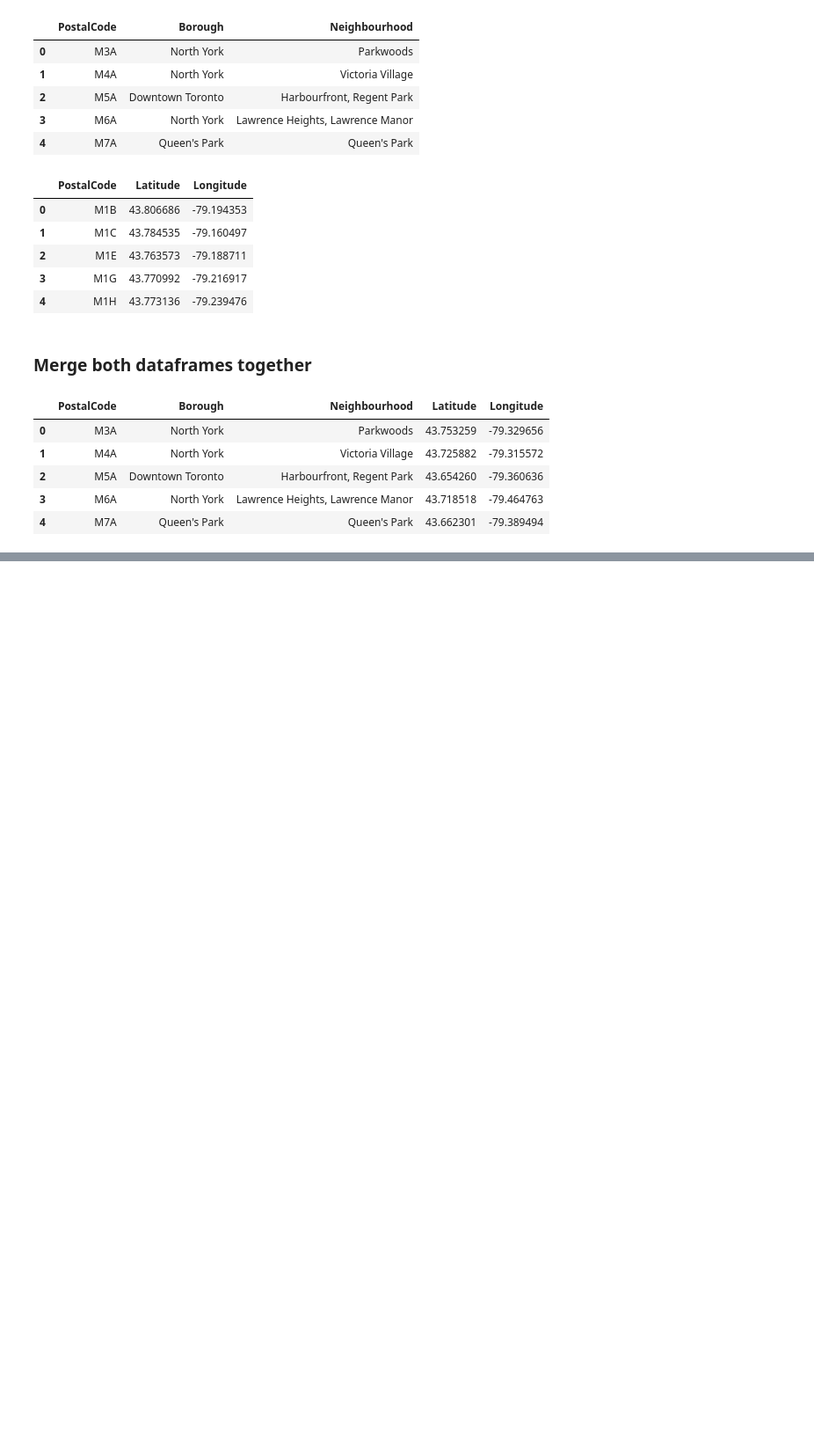
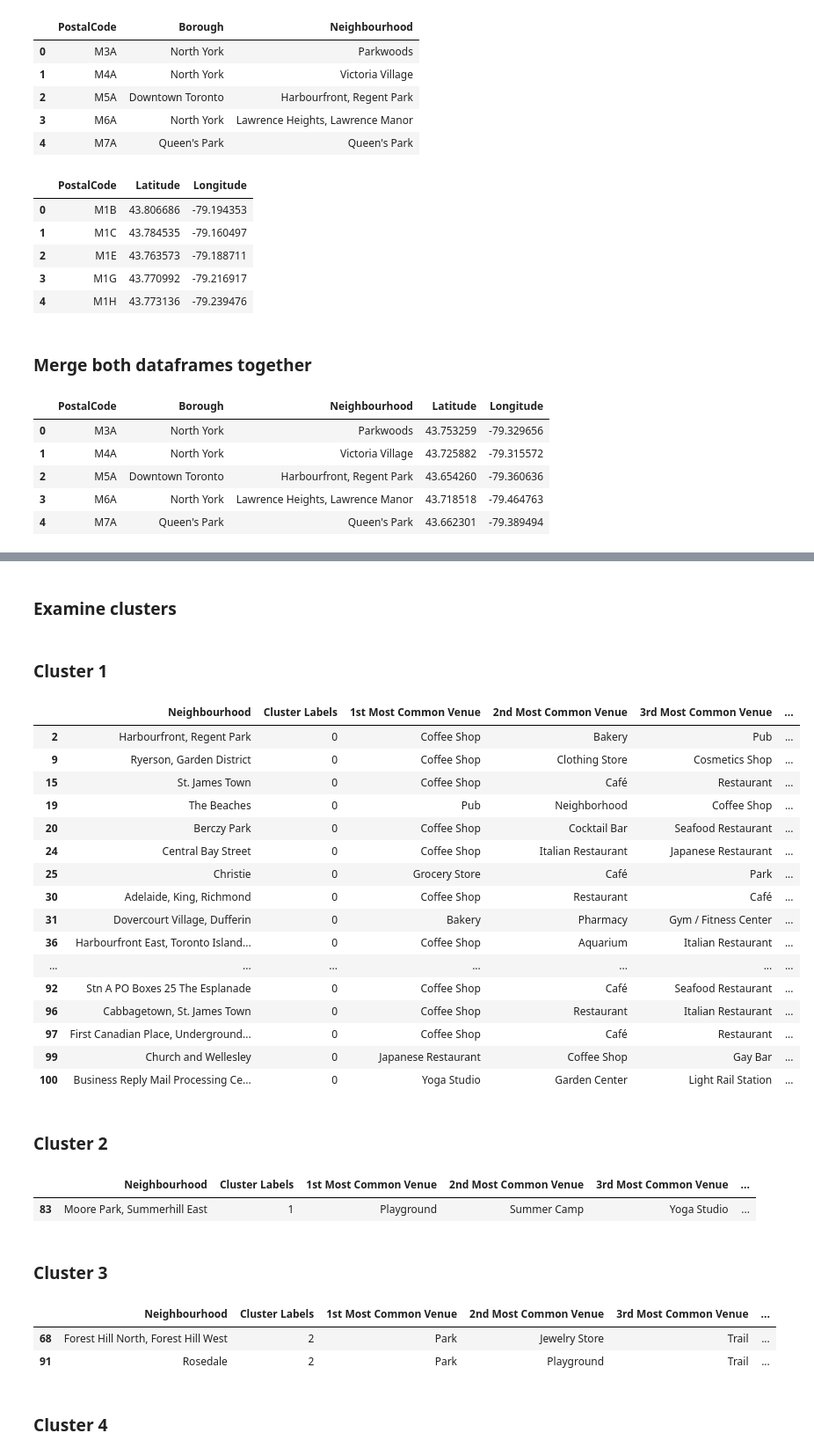
Before and after one commit to genephoenix/segmenting-clustering-toronto-neighbourhoods, a Jupyter notebook: Segmenting and Clustering Neighborhoods in Toronto.ipynb, the cells around one changed output, grey strips where cells are left out. Shown at 88% size. Cells and saved outputs as stored; diff of their text form; code cells hidden in the pictures; blank space fills up the shorter version.

```diff
--- a/Segmenting and Clustering Neighborhoods in Toronto.ipynb
+++ b/Segmenting and Clustering Neighborhoods in Toronto.ipynb
@@ -178,0 +477,8 @@ neighbourhood_df.head()
+# %%
+# Create 5 clusters
+
+kclusters = 5
+
+toronto_group_clustering = toronto_group.drop('Neighbourhood', 1)
+
+toronto_group_clustering.head()
@@ -178,0 +495,4 @@ neighbourhood_df.head()
+# %%
+kmeans = KMeans(n_clusters=kclusters, random_state=0).fit(toronto_group_clustering)
+
+kmeans.labels_[0:5]
@@ -178,0 +501,10 @@ neighbourhood_df.head()
+# %%
+# add clustering labels
+neighbourhoods_ven_sorted.insert(0, 'Cluster Labels', kmeans.labels_)
+
+toronto_merged = toronto_data
+
+# merge toronto_group with toronto_data to add latitude/longitude for each neighborhood
+toronto_merged = toronto_merged.join(neighbourhoods_ven_sorted.set_index('Neighbourhood'), on='Neighbourhood')
+
+toronto_merged.head()
@@ -178,0 +546,41 @@ neighbourhood_df.head()
+# %% [markdown]
+### Examine clusters
+# %% [markdown]
+### Cluster 1
+# %%
+toronto_merged.loc[toronto_merged['Cluster Labels'] == 0, toronto_merged.columns[[2] + list(range(5, toronto_merged.shape[1]))]]
+# %% [output]
+|  | Neighbourhood | Cluster Labels | 1st Most Common Venue | 2nd Most Common Venue | 3rd Most Common Venue | ... |
+| 2 | Harbourfront, Regent Park | 0 | Coffee Shop | Bakery | Pub | ... |
+| 9 | Ryerson, Garden District | 0 | Coffee Shop | Clothing Store | Cosmetics Shop | ... |
+| 15 | St. James Town | 0 | Coffee Shop | Café | Restaurant | ... |
+| 19 | The Beaches | 0 | Pub | Neighborhood | Coffee Shop | ... |
+| 20 | Berczy Park | 0 | Coffee Shop | Cocktail Bar | Seafood Restaurant | ... |
+| 24 | Central Bay Street | 0 | Coffee Shop | Italian Restaurant | Japanese Restaurant | ... |
+| 25 | Christie | 0 | Grocery Store | Café | Park | ... |
+| 30 | Adelaide, King, Richmond | 0 | Coffee Shop | Restaurant | Café | ... |
+| 31 | Dovercourt Village, Dufferin | 0 | Bakery | Pharmacy | Gym / Fitness Center | ... |
+| 36 | Harbourfront East, Toronto Island... | 0 | Coffee Shop | Aquarium | Italian Restaurant | ... |
+| ... | ... | ... | ... | ... | ... | ... |
+| 92 | Stn A PO Boxes 25 The Esplanade | 0 | Coffee Shop | Café | Seafood Restaurant | ... |
+| 96 | Cabbagetown, St. James Town | 0 | Coffee Shop | Restaurant | Italian Restaurant | ... |
+| 97 | First Canadian Place, Underground... | 0 | Coffee Shop | Café | Restaurant | ... |
+| 99 | Church and Wellesley | 0 | Japanese Restaurant | Coffee Shop | Gay Bar | ... |
+| 100 | Business Reply Mail Processing Ce... | 0 | Yoga Studio | Garden Center | Light Rail Station | ... |
+# %% [markdown]
+### Cluster 2
+# %%
+toronto_merged.loc[toronto_merged['Cluster Labels'] == 1, toronto_merged.columns[[2] + list(range(5, toronto_merged.shape[1]))]]
+# %% [output]
+|  | Neighbourhood | Cluster Labels | 1st Most Common Venue | 2nd Most Common Venue | 3rd Most Common Venue | ... |
+| 83 | Moore Park, Summerhill East | 1 | Playground | Summer Camp | Yoga Studio | ... |
+# %% [markdown]
+### Cluster 3
+# %%
+toronto_merged.loc[toronto_merged['Cluster Labels'] == 2, toronto_merged.columns[[2] + list(range(5, toronto_merged.shape[1]))]]
+# %% [output]
+|  | Neighbourhood | Cluster Labels | 1st Most Common Venue | 2nd Most Common Venue | 3rd Most Common Venue | ... |
+| 68 | Forest Hill North, Forest Hill West | 2 | Park | Jewelry Store | Trail | ... |
+| 91 | Rosedale | 2 | Park | Playground | Trail | ... |
+# %% [markdown]
+### Cluster 4
```
Also changed, not shown: parts of 36 cells of this notebook.
